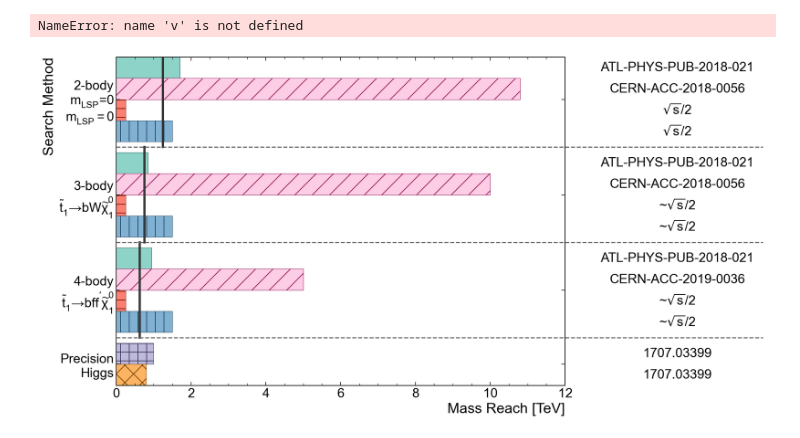
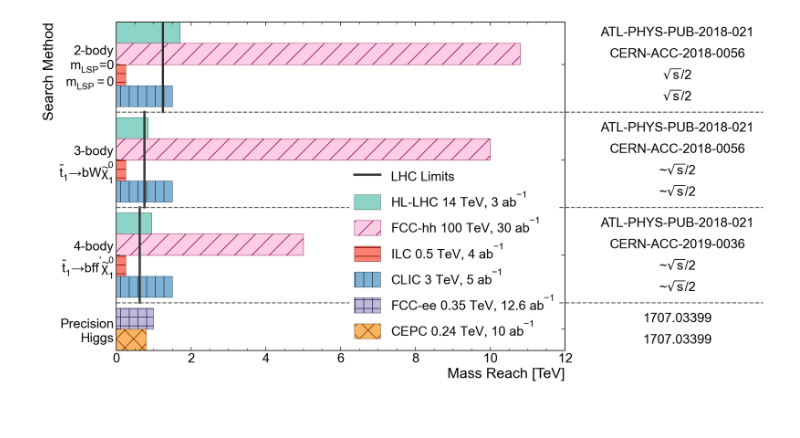
Before and after one commit to riley-x/snowmass-ef08-plots, a Jupyter notebook: plot.ipynb, the cells around one changed output. Saved outputs shown, nothing was run; the diff lists cells and outputs as text; code cells hidden in the pictures.

```diff
--- a/plot.ipynb
+++ b/plot.ipynb
@@ -144,35 +144,34 @@ ax.set_ylim(0, ys[-1] + bar_height)
 ax.invert_yaxis()
 atlas_mpl_style.set_xlabel("Mass Reach [TeV]")
 atlas_mpl_style.set_ylabel("Search Method")
 
 # Plot current limits
 for x,y0,y1 in curr_lims:
     lim_line = ax.plot([x, x], [y0, y1], linestyle='-', linewidth=3, color='#333333')
 
 # Plot references and get x extent
 x0,x1 = ax.get_xlim()
 max_text_x = 0 # in axes coordinates
 for y,ref in zip(ys, references):
     t = ax.text(x1 + 3, y + bar_height/2, ref, va='center', ha='center')
     bb = t.get_window_extent(renderer=fig.canvas.get_renderer()).transformed(ax.transAxes.inverted())
     max_text_x = max(max_text_x, bb.x1)
     # https://stackoverflow.com/questions/24581194/matplotlib-text-bounding-box-dimensions
 
 # Plot dividers
 data_to_fig = ax.transAxes.inverted()
 for y in dividers:
     ax.axhline(y, xmax=max_text_x + 0.02, linestyle='--', color='#666666', clip_on=False)
 
 # Plot legend
 legend_patches = [lim_line[0]]
 legend_labels = ['LHC Limits']
-for collider,_ in styles.items():
+for collider,opts in styles.items():
     if (index := legend_indexes.get(collider)) is not None:
         legend_patches.append(bars.patches[index])
-        if annotation := v.get('annotation'):
-            k = k + ' ' + annotation
+        if annotation := opts.get('annotation'):
+            collider += ' ' + annotation
         legend_labels.append(collider)
 legend = ax.legend(legend_patches, legend_labels, framealpha=1, edgecolor='white', handleheight=1.4)
 # %% [output]
-NameError: name 'v' is not defined
-[figure, old version]
+[figure, new version]
```
